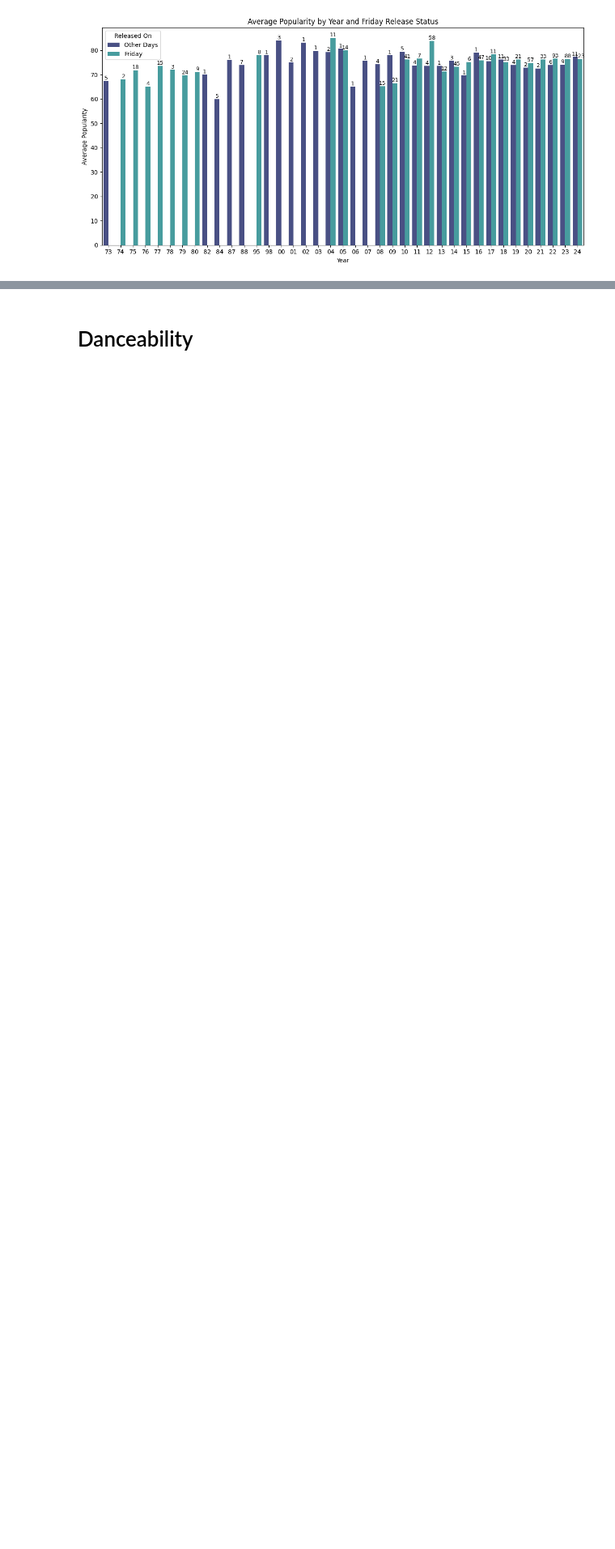
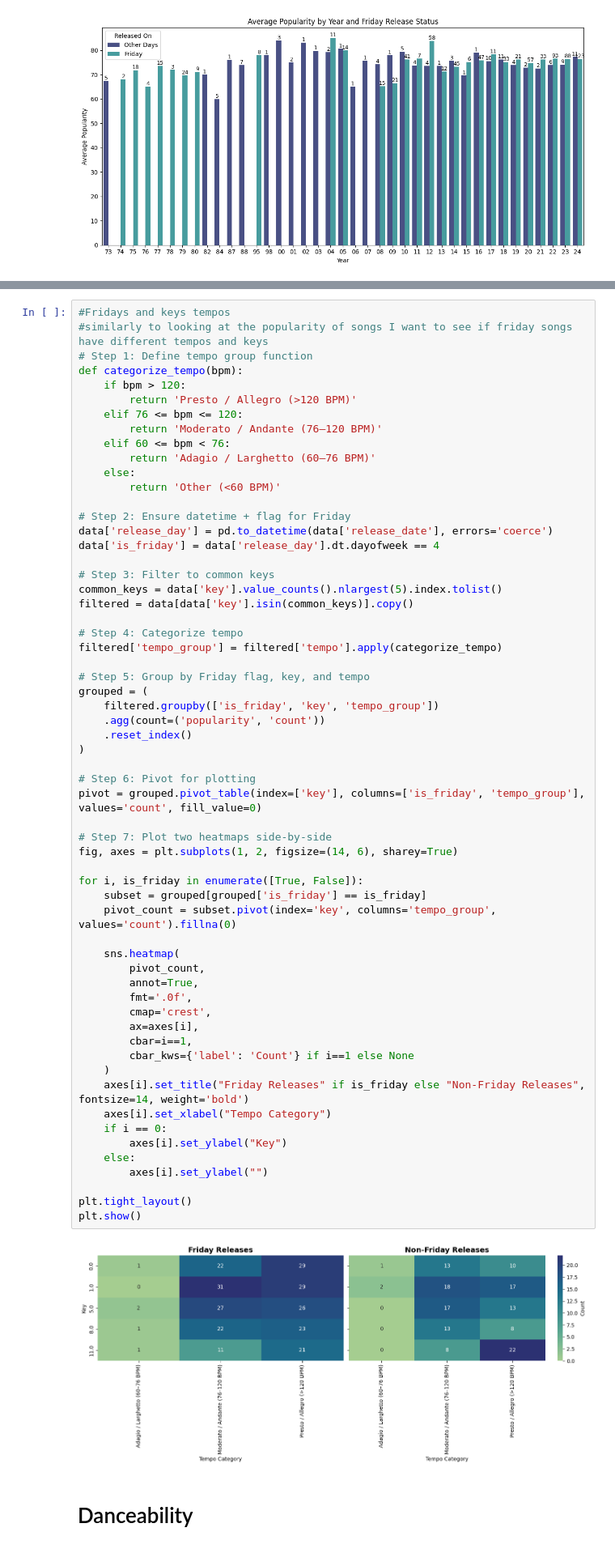
Before and after one commit to Claudio-creis/Spotify_Analysis, a Jupyter notebook: AnalysisAPI.ipynb, the cells around one changed output, grey strips where cells are left out. Shown: that part at 81% size. Drawn from its saved outputs; the diff is of its cells as text; blank space fills up the shorter version.

```diff
--- a/AnalysisAPI.ipynb
+++ b/AnalysisAPI.ipynb
@@ -589,3 +658,65 @@ plt.show()
+# %%
+#Fridays and keys tempos
+#similarly to looking at the popularity of songs I want to see if friday songs have different tempos and keys
+# Step 1: Define tempo group function
+def categorize_tempo(bpm):
+    if bpm > 120:
+        return 'Presto / Allegro (>120 BPM)'
+    elif 76 <= bpm <= 120:
+        return 'Moderato / Andante (76–120 BPM)'
+    elif 60 <= bpm < 76:
+        return 'Adagio / Larghetto (60–76 BPM)'
+    else:
+        return 'Other (<60 BPM)'
+
+# Step 2: Ensure datetime + flag for Friday
+data['release_day'] = pd.to_datetime(data['release_date'], errors='coerce')
+data['is_friday'] = data['release_day'].dt.dayofweek == 4
+
+# Step 3: Filter to common keys
+common_keys = data['key'].value_counts().nlargest(5).index.tolist()
+filtered = data[data['key'].isin(common_keys)].copy()
+
+# Step 4: Categorize tempo
+filtered['tempo_group'] = filtered['tempo'].apply(categorize_tempo)
+
+# Step 5: Group by Friday flag, key, and tempo
+grouped = (
+    filtered.groupby(['is_friday', 'key', 'tempo_group'])
+    .agg(count=('popularity', 'count'))
+    .reset_index()
+)
+
+# Step 6: Pivot for plotting
+pivot = grouped.pivot_table(index=['key'], columns=['is_friday', 'tempo_group'], values='count', fill_value=0)
+
+# Step 7: Plot two heatmaps side-by-side
+fig, axes = plt.subplots(1, 2, figsize=(14, 6), sharey=True)
+
+for i, is_friday in enumerate([True, False]):
+    subset = grouped[grouped['is_friday'] == is_friday]
+    pivot_count = subset.pivot(index='key', columns='tempo_group', values='count').fillna(0)
+
+    sns.heatmap(
+        pivot_count,
+        annot=True,
+        fmt='.0f',
+        cmap='crest',
+        ax=axes[i],
+        cbar=i==1,
+        cbar_kws={'label': 'Count'} if i==1 else None
+    )
+    axes[i].set_title("Friday Releases" if is_friday else "Non-Friday Releases", fontsize=14, weight='bold')
+    axes[i].set_xlabel("Tempo Category")
+    if i == 0:
+        axes[i].set_ylabel("Key")
+    else:
+        axes[i].set_ylabel("")
+
+plt.tight_layout()
+plt.show()
+# %% [output]
+[figure, added]
 # %% [markdown]
 # Danceability
 # %%
```
Also changed, not shown: parts of 2 cells of this notebook, 1 other file.
